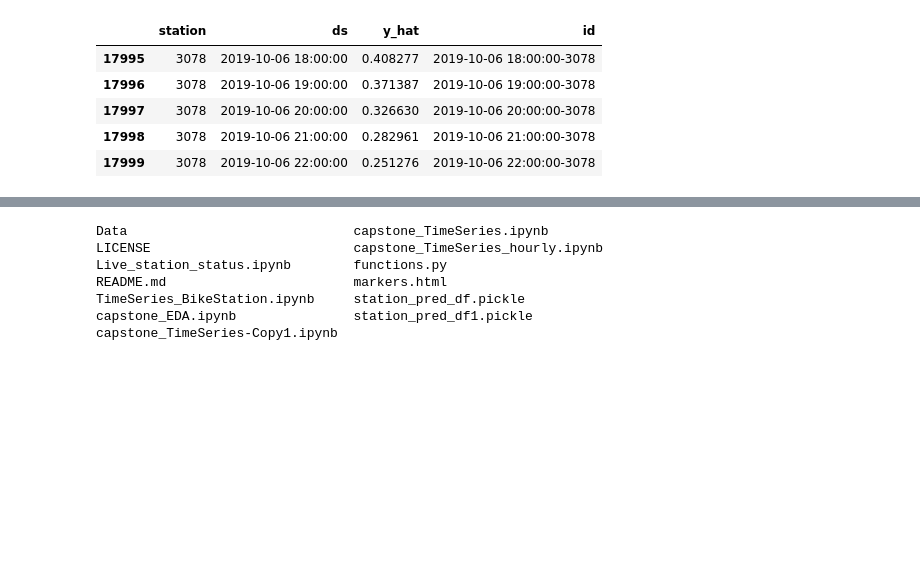
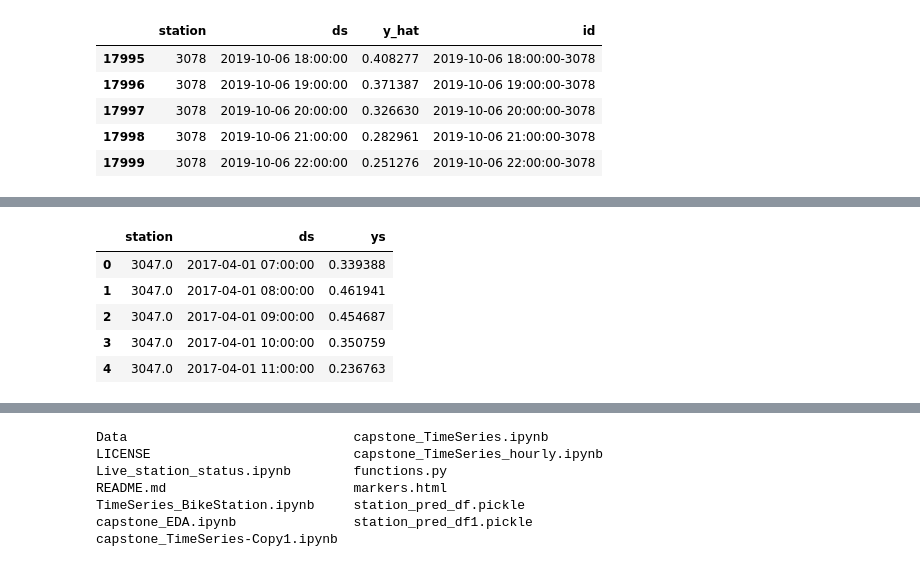
Before and after one commit to Jkim516/Bber, a Jupyter notebook: Live_station_status.ipynb, the cells around one changed output, grey strips where cells are left out. Saved outputs shown, nothing was run; the diff lists cells and outputs as text; code cells hidden in the pictures; blank space fills up the shorter version.

```diff
--- a/Live_station_status.ipynb
+++ b/Live_station_status.ipynb
@@ -190,0 +180,13 @@ merge_live_pred_df
+# %%
+with open('end_station_pred_df.pickle', 'rb') as f:
+    end_station_pred_df = pickle.load(f)
+
+end_station_pred_df.rename(columns={'y_hat': 'ys'}, inplace=True)
+end_station_pred_df.head()
+# %% [output]
+|  | station | ds | ys |
+| 0 | 3047.0 | 2017-04-01 07:00:00 | 0.339388 |
+| 1 | 3047.0 | 2017-04-01 08:00:00 | 0.461941 |
+| 2 | 3047.0 | 2017-04-01 09:00:00 | 0.454687 |
+| 3 | 3047.0 | 2017-04-01 10:00:00 | 0.350759 |
+| 4 | 3047.0 | 2017-04-01 11:00:00 | 0.236763 |
```
Also changed, not shown: parts of 41 cells of this notebook.
